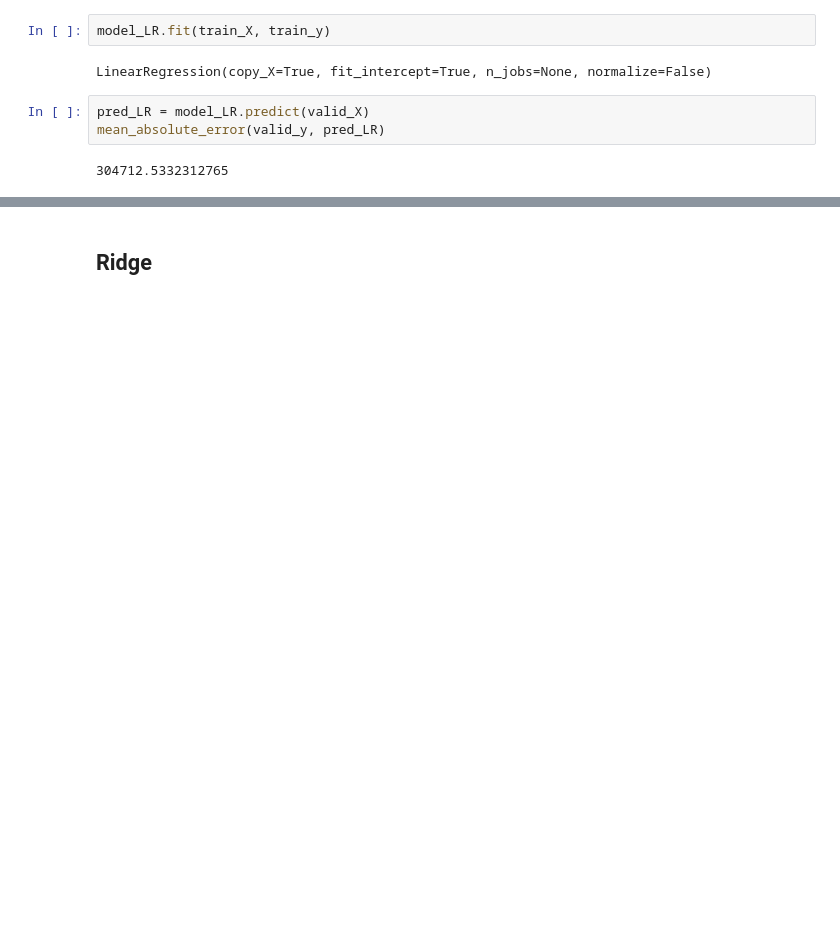
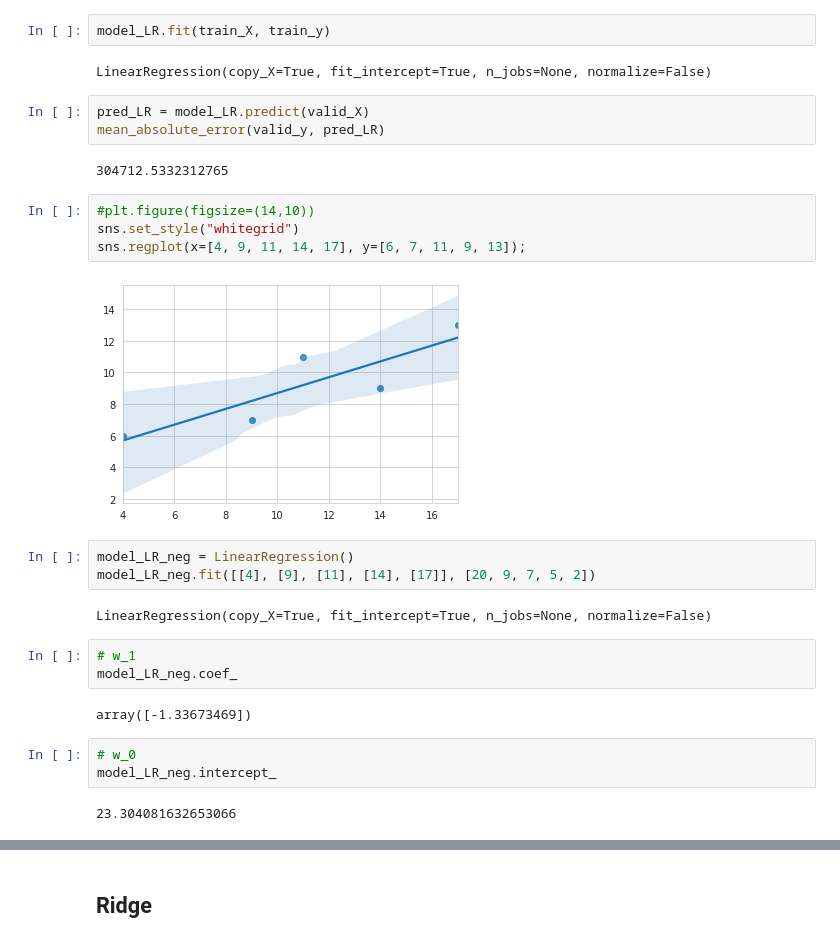
Before and after one commit to dddiiirrr3/ml, a Jupyter notebook: scikit-learn/basic.ipynb, the cells around one changed output, grey strips where cells are left out. Cells and saved outputs as stored; diff of their text form; blank space fills up the shorter version.

Commit message:
linear regression

```diff
--- a/scikit-learn/basic.ipynb
+++ b/scikit-learn/basic.ipynb
@@ -354,3 +381,24 @@ pred_LR = model_LR.predict(valid_X)
 mean_absolute_error(valid_y, pred_LR)
 # %% [output]
 304712.5332312765
+# %%
+#plt.figure(figsize=(14,10))
+sns.set_style("whitegrid")
+sns.regplot(x=[4, 9, 11, 14, 17], y=[6, 7, 11, 9, 13]);
+# %% [output]
+[figure, added]
+# %%
+model_LR_neg = LinearRegression()
+model_LR_neg.fit([[4], [9], [11], [14], [17]], [20, 9, 7, 5, 2])
+# %% [output]
+LinearRegression(copy_X=True, fit_intercept=True, n_jobs=None, normalize=False)
+# %%
+# w_1
+model_LR_neg.coef_
+# %% [output]
+array([-1.33673469])
+# %%
+# w_0
+model_LR_neg.intercept_
+# %% [output]
+23.304081632653066
```
Also changed, not shown: parts of 16 cells of this notebook.
